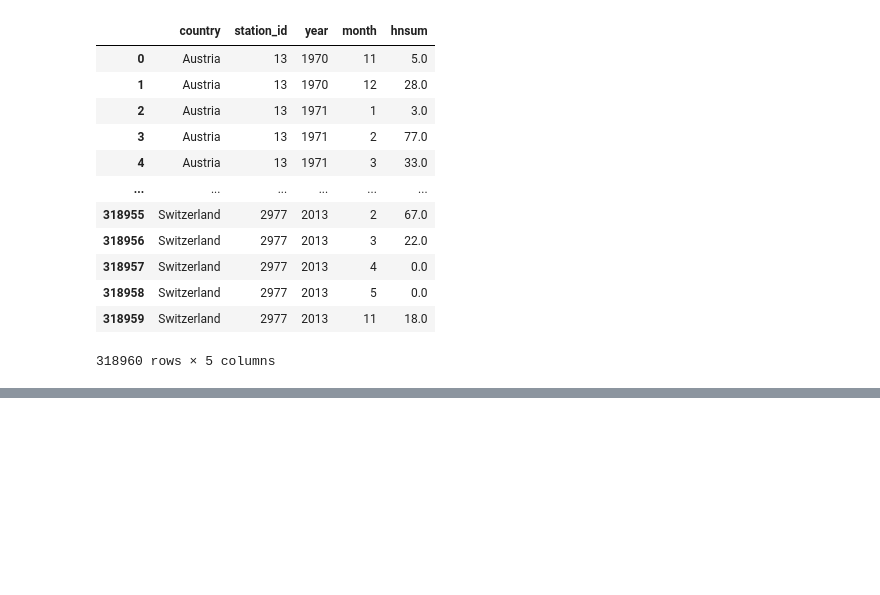
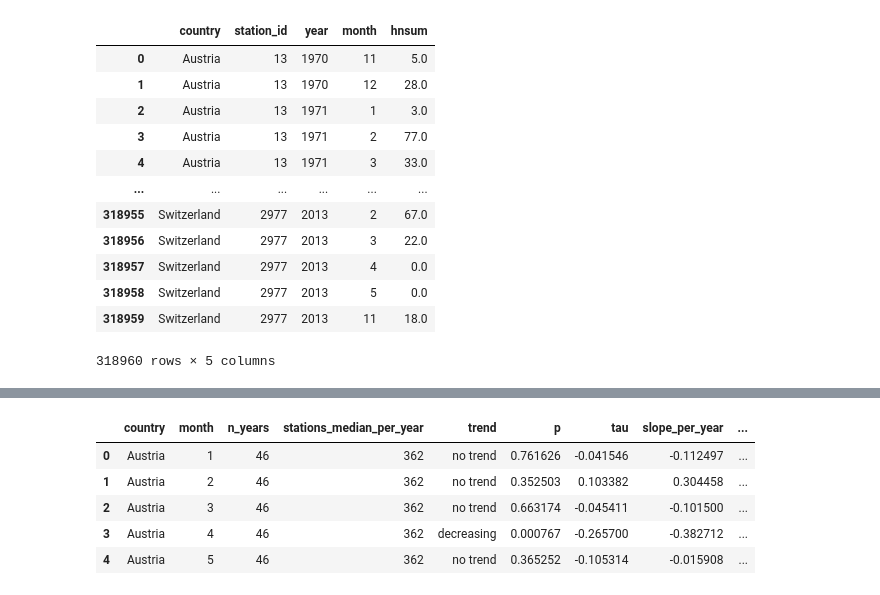
Before and after one commit to Mitch-P-Analyst/Europe_Snowpack_Depths, a Jupyter notebook: Notebooks/03_Statistical_Testing.ipynb, the cells around one changed output, grey strips where cells are left out. Drawn from its saved outputs; the diff is of its cells as text; code cells hidden in the pictures; blank space fills up the shorter version.

```diff
--- a/Notebooks/03_Statistical_Testing.ipynb
+++ b/Notebooks/03_Statistical_Testing.ipynb
@@ -893,0 +436,91 @@ plt.show()
+# %%
+MIN_YEARS = 30
+MIN_STATIONS_PER_YEAR = 10  # coverage guardrail
+
+# 1) Build a country–year–month aggregate series (mean across stations that year)
+cm = (snow_recordings
+      .groupby(['country','year','month'])
+      .agg(n_stations=('station_id','nunique'),
+           hn_mean=('hnsum','mean'))          # or weighted mean, see below
+      .reset_index())
+
+# require a minimum number of stations in a given year-month to avoid 1-station years
+cm = cm[cm['n_stations'] >= MIN_STATIONS_PER_YEAR]
+
+# 2) MK/Hamed–Rao on each country–month aggregated time series
+def mk_country_month(group_df: pd.DataFrame) -> pd.Series:
+    """
+    Run MK on one (country, month) series of yearly values.
+
+    Expects group_df to have at least: 'year', 'h'
+    Optionally: 'n_stations' = # stations used for that (country, month, year)
+    """
+    # 1) Sort by year and build the time series
+    group_df = group_df.sort_values('year')
+    y = group_df['hn_mean'].astype(float).to_numpy()
+    ok = np.isfinite(y)
+    y = y[ok]
+    n_years = len(y)
+
+    # 2) Stations coverage summary (if available)
+    stations_median = stations_min = stations_max = np.nan
+    if 'n_stations' in group_df.columns:
+        stations = group_df.loc[ok, 'n_stations'].to_numpy()
+        if stations.size:
+            stations_median = int(np.median(stations))
+            stations_min    = int(stations.min())
+            stations_max    = int(stations.max())
+
+    # 3) Too few years? Return an "insufficient" record
+    if n_years < MIN_YEARS:
+        return pd.Series({
+            'n_years': n_years,
+            'stations_median_per_year': stations_median,
+            'stations_min_per_year': stations_min,
+            'stations_max_per_year': stations_max,
+            'p': np.nan,
+            'tau': np.nan,
+            'slope_per_year': np.nan,
+            'slope_per_decade': np.nan,
+            'variant': 'insufficient',
+        })
+
+    # 4) MK (Hamed–Rao) with fallback to original
+    try:
+        results = mk.hamed_rao_modification_test(y)
+        variant = 'hamed_rao'
+    except Exception:
+        results = mk.original_test(y)
+        variant = 'original'
+
+    # 5) Assemble result row for this (country, month)
+    return pd.Series({
+        'n_years': n_years,
+        'stations_median_per_year': stations_median,
+        'trend':results.trend,
+        'p': results.p,
+        'tau': results.Tau,
+        'slope_per_year': results.slope,          # cm/year
+        'slope_per_decade': results.slope * 10,   # cm/decade
+        'variant': variant,
+    })
+
+country_month_macro = (
+    cm.groupby(['country', 'month'], group_keys=False)
+      .apply(mk_country_month)
+      .reset_index()
+)
+
+
+try:
+    country_month_macro_path = REPO_ROOT / 'Data/Cleaned/Tests/avg_country_month_trends.csv'
+    country_month_macro.to_csv(country_month_macro_path)
+    if country_month_macro_path.exists():
+        print(f'Average Snowpack Depth Trend Per Country & Month : {country_month_macro_path.name} \n'
+              f'Dataframe Exported To: {country_month_macro_path} \n')
+except Exception as e:
+    print('Dataframe Failed to Export \n')
+
+print('Dataframe Preview: \n')
+country_month_macro.head(5)
+# %% [output]
@@ -893,0 +531,6 @@ plt.show()
+|  | country | month | n_years | stations_median_per_year | trend | p | tau | slope_per_year | ... |
+| 0 | Austria | 1 | 46 | 362 | no trend | 0.761626 | -0.041546 | -0.112497 | ... |
+| 1 | Austria | 2 | 46 | 362 | no trend | 0.352503 | 0.103382 | 0.304458 | ... |
+| 2 | Austria | 3 | 46 | 362 | no trend | 0.663174 | -0.045411 | -0.101500 | ... |
+| 3 | Austria | 4 | 46 | 362 | decreasing | 0.000767 | -0.265700 | -0.382712 | ... |
+| 4 | Austria | 5 | 46 | 362 | no trend | 0.365252 | -0.105314 | -0.015908 | ... |
```
Also changed, not shown: parts of 58 cells of this notebook, 7 other files.
